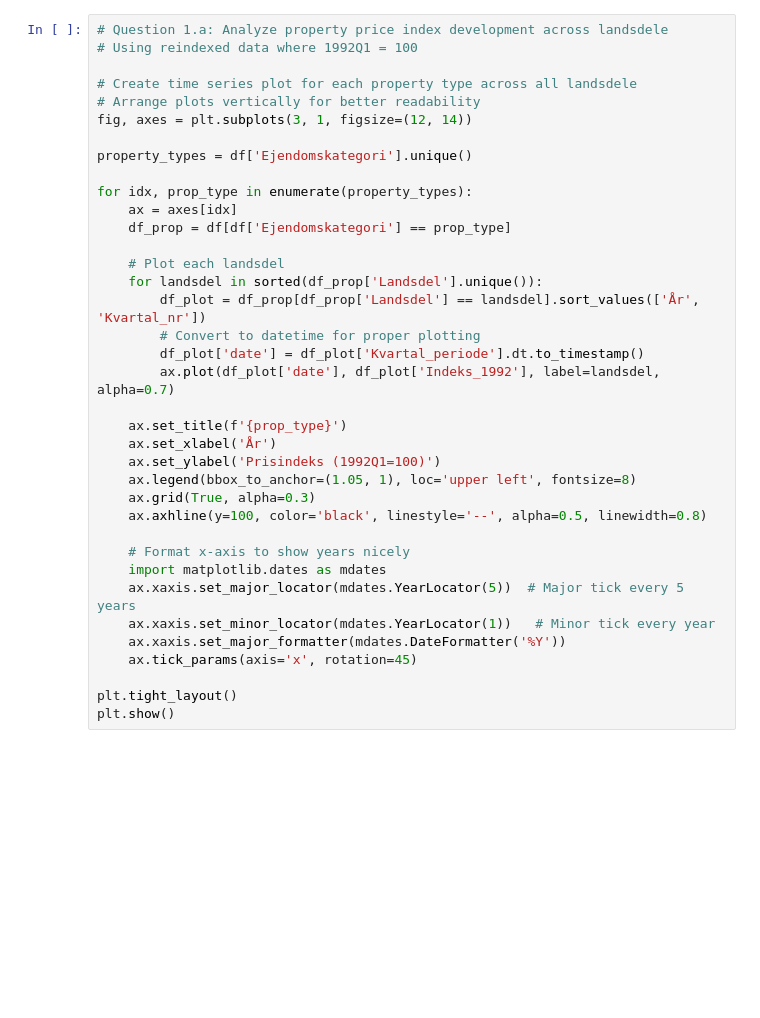
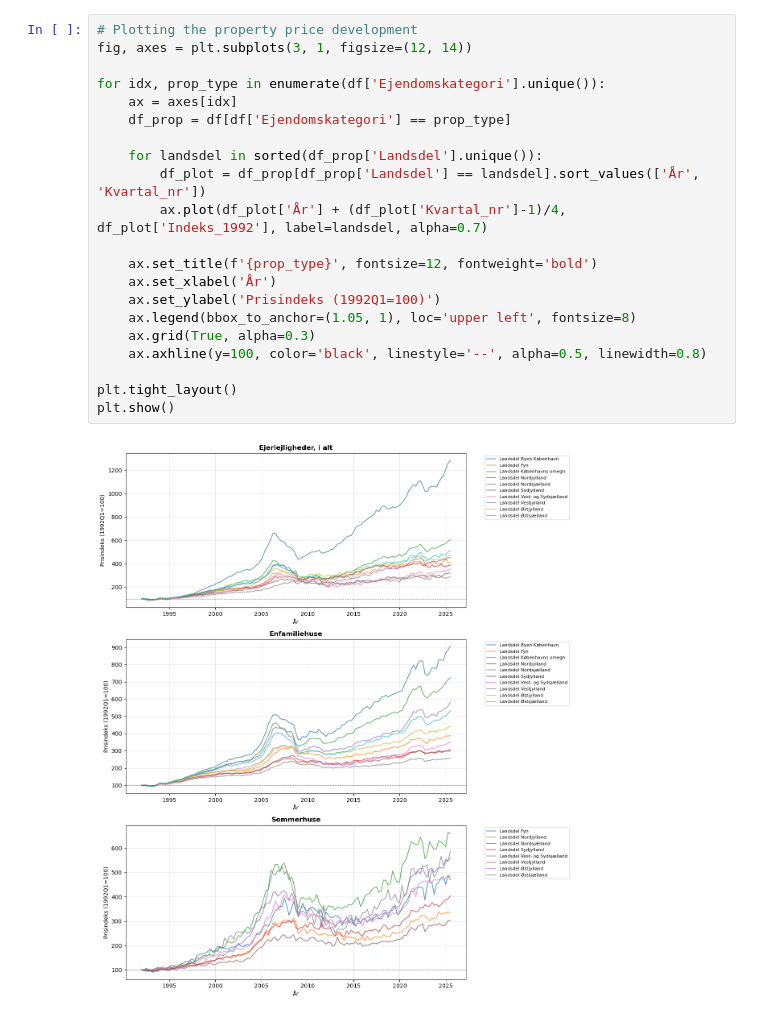
Before and after one commit to Magnus-Rasmussen/Eget-prog, a Jupyter notebook: fejl.ipynb, the cells around one changed output. Drawn from its saved outputs; the diff is of its cells as text; blank space fills up the shorter version.

```diff
--- a/fejl.ipynb
+++ b/fejl.ipynb
@@ -82,37 +57,23 @@ for landsdel in df['Landsdel'].unique():
 # %%
-# Question 1.a: Analyze property price index development across landsdele
-# Using reindexed data where 1992Q1 = 100
-
-# Create time series plot for each property type across all landsdele
-# Arrange plots vertically for better readability
+# Plotting the property price development
 fig, axes = plt.subplots(3, 1, figsize=(12, 14))
 
-property_types = df['Ejendomskategori'].unique()
-
-for idx, prop_type in enumerate(property_types):
+for idx, prop_type in enumerate(df['Ejendomskategori'].unique()):
     ax = axes[idx]
     df_prop = df[df['Ejendomskategori'] == prop_type]
 
-    # Plot each landsdel
     for landsdel in sorted(df_prop['Landsdel'].unique()):
         df_plot = df_prop[df_prop['Landsdel'] == landsdel].sort_values(['År', 'Kvartal_nr'])
-        # Convert to datetime for proper plotting
-        df_plot['date'] = df_plot['Kvartal_periode'].dt.to_timestamp()
-        ax.plot(df_plot['date'], df_plot['Indeks_1992'], label=landsdel, alpha=0.7)
+        ax.plot(df_plot['År'] + (df_plot['Kvartal_nr']-1)/4, df_plot['Indeks_1992'], label=landsdel, alpha=0.7)
 
-    ax.set_title(f'{prop_type}')
+    ax.set_title(f'{prop_type}', fontsize=12, fontweight='bold')
     ax.set_xlabel('År')
     ax.set_ylabel('Prisindeks (1992Q1=100)')
     ax.legend(bbox_to_anchor=(1.05, 1), loc='upper left', fontsize=8)
     ax.grid(True, alpha=0.3)
     ax.axhline(y=100, color='black', linestyle='--', alpha=0.5, linewidth=0.8)
 
-    # Format x-axis to show years nicely
-    import matplotlib.dates as mdates
-    ax.xaxis.set_major_locator(mdates.YearLocator(5))  # Major tick every 5 years
-    ax.xaxis.set_minor_locator(mdates.YearLocator(1))   # Minor tick every year
-    ax.xaxis.set_major_formatter(mdates.DateFormatter('%Y'))
-    ax.tick_params(axis='x', rotation=45)
-
 plt.tight_layout()
 plt.show()
+# %% [output]
+[figure, added]
```
Also changed, not shown: parts of 4 cells of this notebook, 1 other file.
